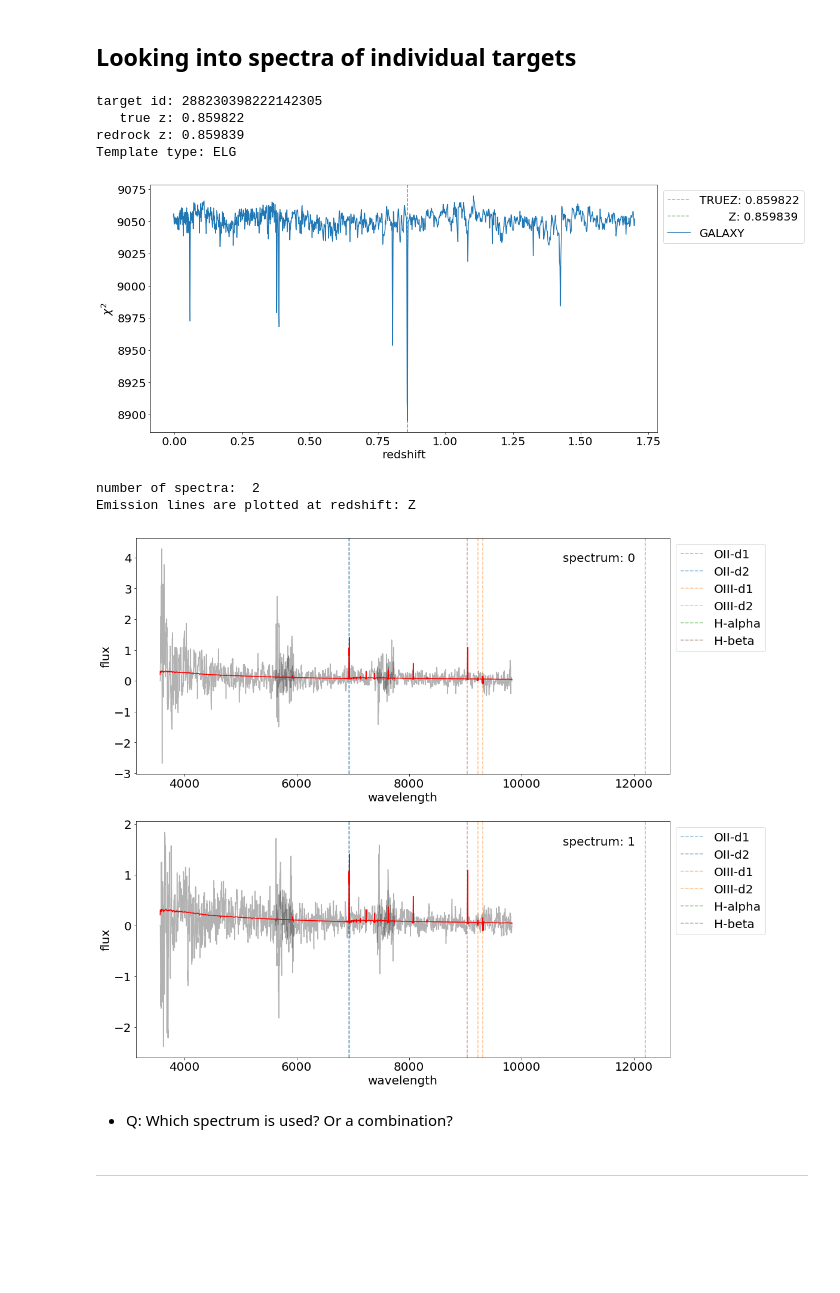
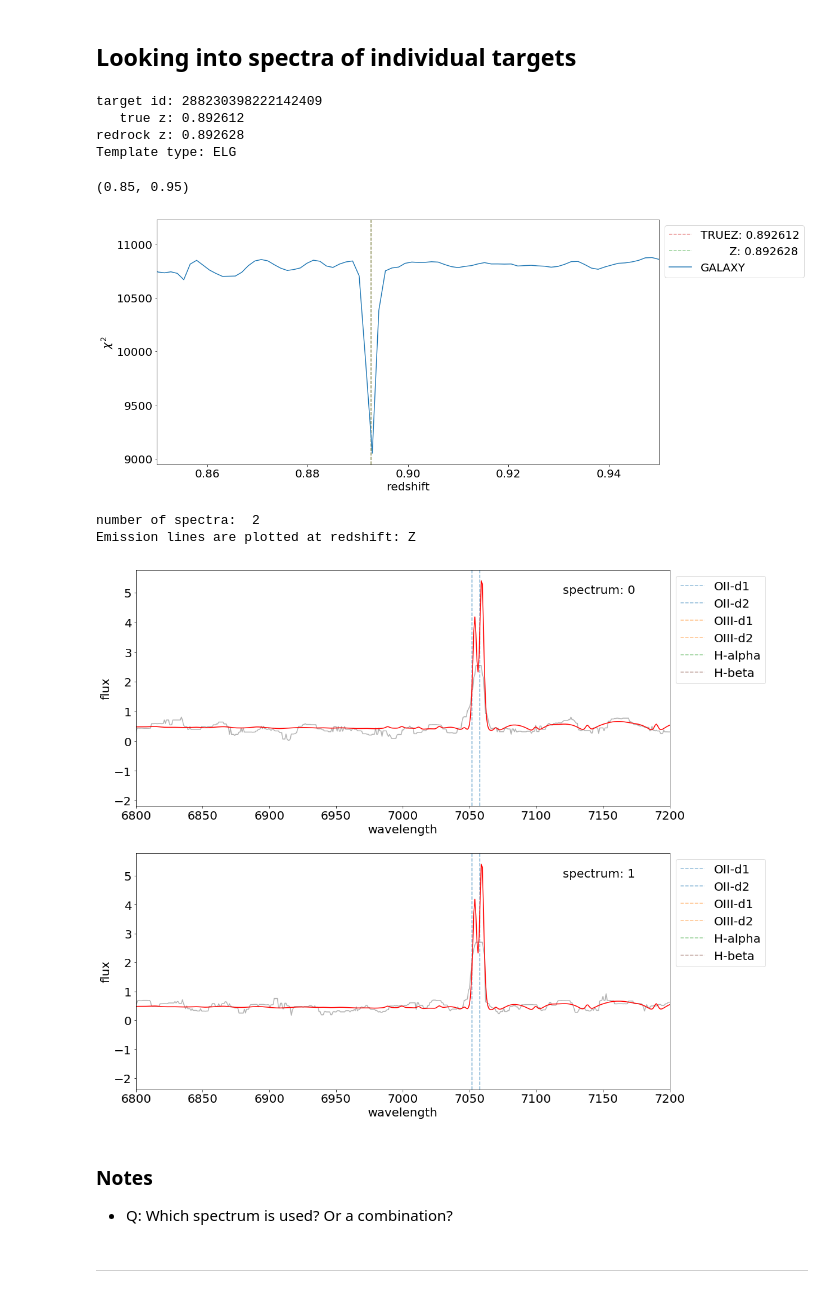
Before and after one commit to Yucheng-Zhang/desi_nbs, a Jupyter notebook: demo/elg_zfitting.ipynb, the cells around one changed output. Cells and saved outputs as stored; diff of their text form; code cells hidden in the pictures; blank space fills up the shorter version.

Commit message:
looking into redrock code

```diff
--- a/demo/elg_zfitting.ipynb
+++ b/demo/elg_zfitting.ipynb
@@ -607,7 +608,7 @@ def plot_chi2(ax, redshifts, zchi2, tt, truez, z):
     ax.set_ylabel('$\chi^2$')
     ax.legend(bbox_to_anchor=(1, 1), loc='upper left')
 # %%
-idx = 6
+idx = 20
 # zot = ztruth_fail[idx]
 zot = ztruth_good[idx]
 
@@ -625,27 +626,29 @@ tt = 'GALAXY'
 redshifts, zchi2 = get_zchi2ot(tid, tt)
 fig, (ax) = plt.subplots(1, 1, figsize=(16, 8))
 plot_chi2(ax, redshifts, zchi2, tt, zot['TRUEZ'], zot['Z'])
-# ax.set_xlim(0.9, 1.1)
+ax.set_xlim(0.85, 0.95)
 # %% [output]
-target id: 288230398222142305
-   true z: 0.859822
-redrock z: 0.859839
+target id: 288230398222142409
+   true z: 0.892612
+redrock z: 0.892628
 Template type: ELG
+(0.85, 0.95)
-[figure, old version]
+[figure, new version]
 # %%
 print('number of spectra: ', num_spec)
 fig, axs = plt.subplots(num_spec, 1, figsize=(16, 8*num_spec))
 # z = zot['TRUEZ']; print('Emission lines are plotted at redshift: TRUEZ')
 z = zot['Z']; print('Emission lines are plotted at redshift: Z')
 for i, ax in enumerate(axs):
     plot_spec(ax, z, specot, twave, tflux, ss=i, ks=15)
 #     ax.set_ylim(-1, 1)
-#     ax.set_xlim(5500, 5800)
+    ax.set_xlim(6800, 7200)
 # %% [output]
 number of spectra:  2
 Emission lines are plotted at redshift: Z
-[figure, old version]
+[figure, new version]
 # %% [markdown]
+### Notes
 - Q: Which spectrum is used? Or a combination?
 # %% [markdown]
 ---
```
Also changed, not shown: parts of 1 cell of this notebook.
